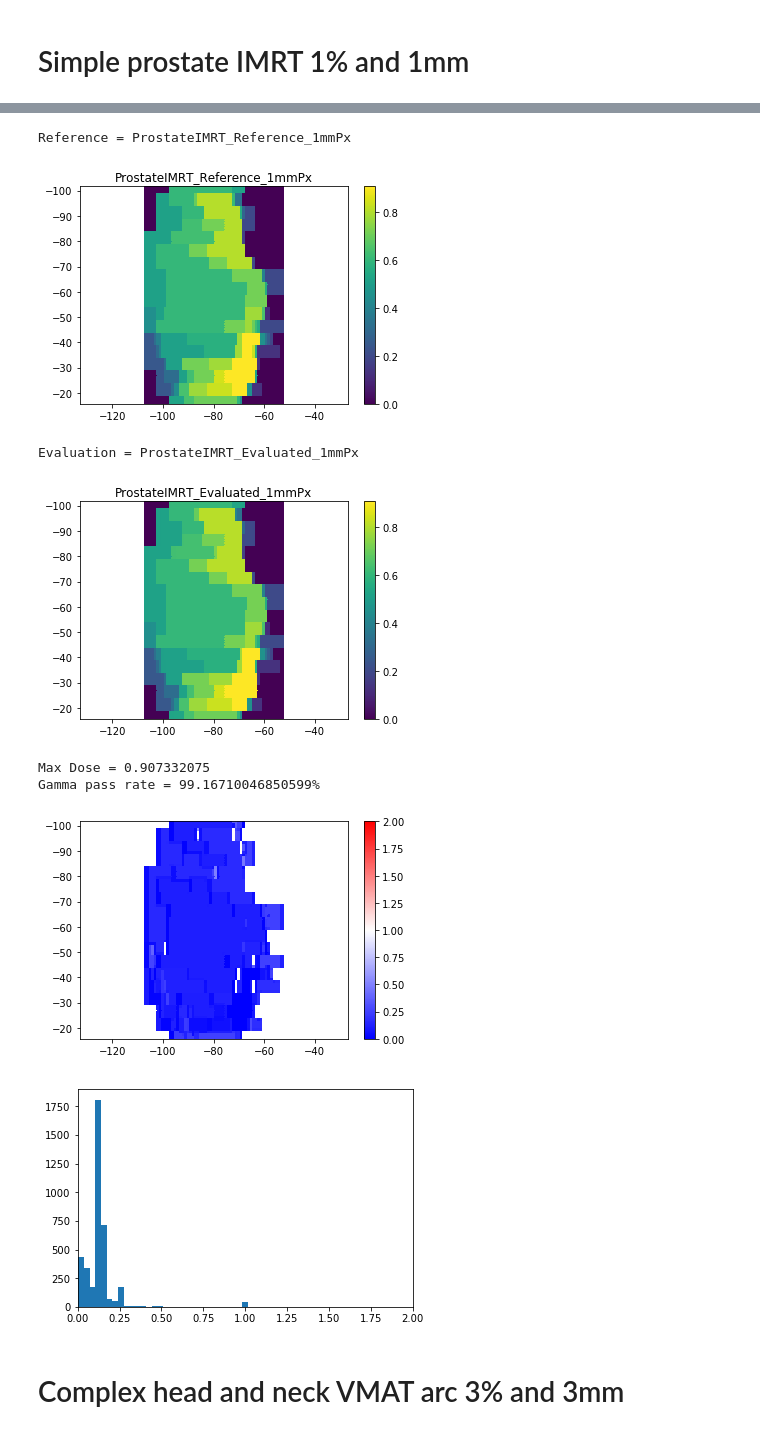
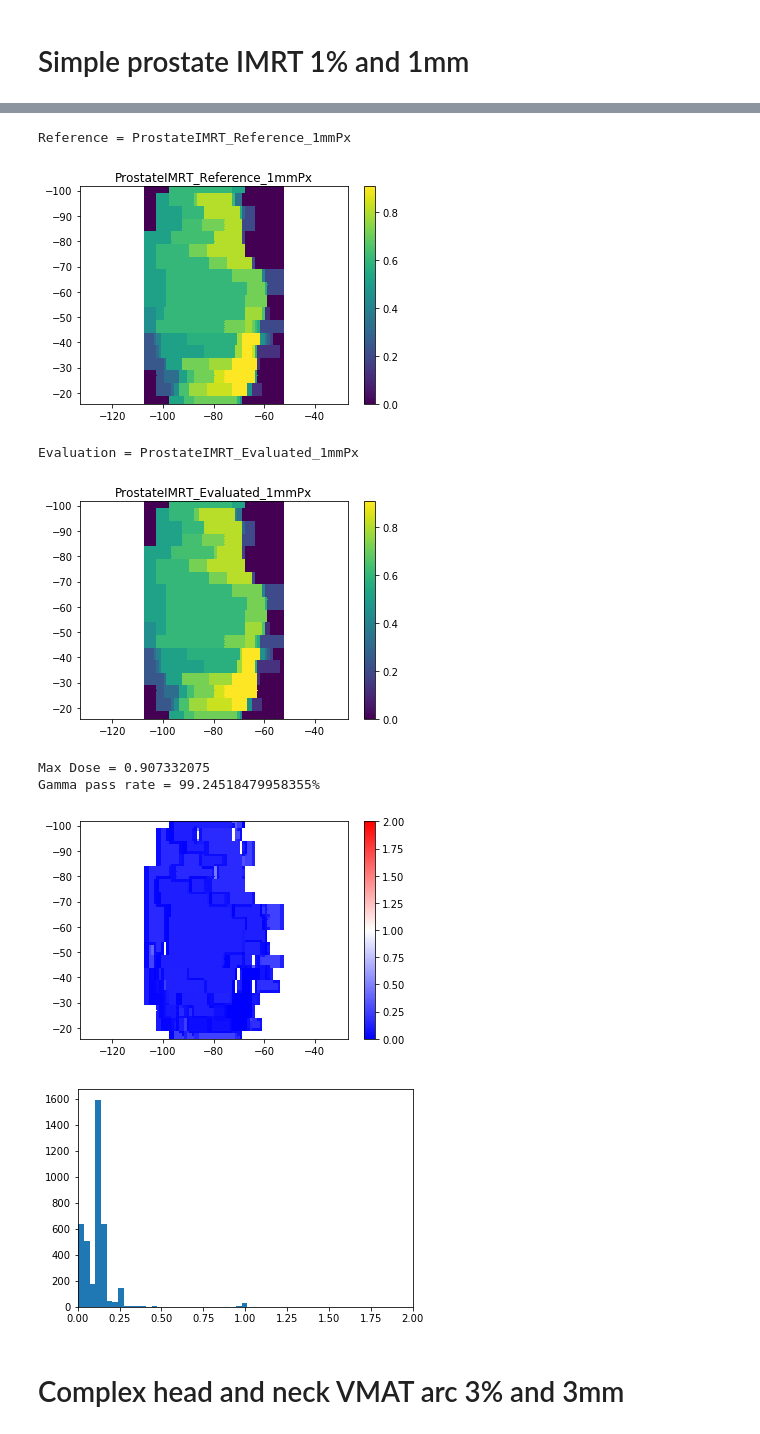
Before and after one commit to SimonBiggs/npgamma, a Jupyter notebook: Agnew and McGarry Tests.ipynb, the cells around one changed output, grey strips where cells are left out. Saved outputs shown, nothing was run; the diff lists cells and outputs as text; code cells hidden in the pictures.

Commit message:
updated Agnew tests notebook

```diff
--- a/Agnew and McGarry Tests.ipynb
+++ b/Agnew and McGarry Tests.ipynb
@@ -137,7 +137,7 @@ def display_gamma_result(coords, gamma):
     gamma_pass = np.sum(valid_gamma <= 1) / len(valid_gamma)
     print('Gamma pass rate = {}%'.format(gamma_pass*100))
 # %%
-def run_tests(ref_keys, eval_keys, thresholds=1):
+def run_tests(ref_keys, eval_keys, thresholds):
     for i in range(len(ref_keys)):
         ref_key = ref_keys[i]
         print("Reference = {}".format(ref_key))
@@ -153,7 +153,7 @@ def run_tests(ref_keys, eval_keys, thresholds=1):
         print("Max Dose = {}".format(max_dose))
 
         distance_threshold = thresholds
-        distance_step_size = 0.05
+        distance_step_size = 0.025
         dose_threshold = thresholds * 0.01 * max_dose
         lower_dose_cutoff = max_dose * 0.1
         maximum_test_distance = thresholds * 2
@@ -269,12 +266,11 @@ ref_keys = [
     'ProstateIMRT_Reference_0_25mmPx',
     'ProstateIMRT_Reference_1mmPx',]
 
-
 eval_keys = [
     'ProstateIMRT_Evaluated_0_25mmPx',
     'ProstateIMRT_Evaluated_1mmPx']
 
-run_tests(ref_keys, eval_keys)
+run_tests(ref_keys, eval_keys, thresholds=1)
 # %% [output]
 Reference = ProstateIMRT_Reference_0_25mmPx
 [figure]
@@ -287,11 +283,11 @@ Gamma pass rate = 99.53516539273613%
 Reference = ProstateIMRT_Reference_1mmPx
 [figure]
 Evaluation = ProstateIMRT_Evaluated_1mmPx
 [figure]
 Max Dose = 0.907332075
-Gamma pass rate = 99.16710046850599%
+Gamma pass rate = 99.24518479958355%
-[figure, old version]
+[figure, new version]
-[figure, old version]
+[figure, new version]
 # %% [markdown]
 # Complex head and neck VMAT arc 3% and 3mm
 # %%
```
Also changed, not shown: parts of 7 cells of this notebook.
